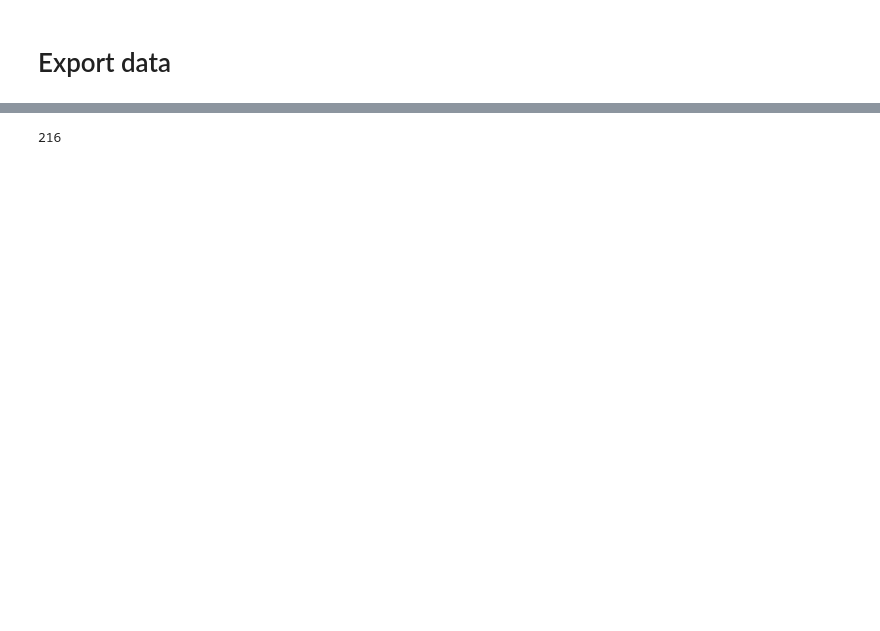
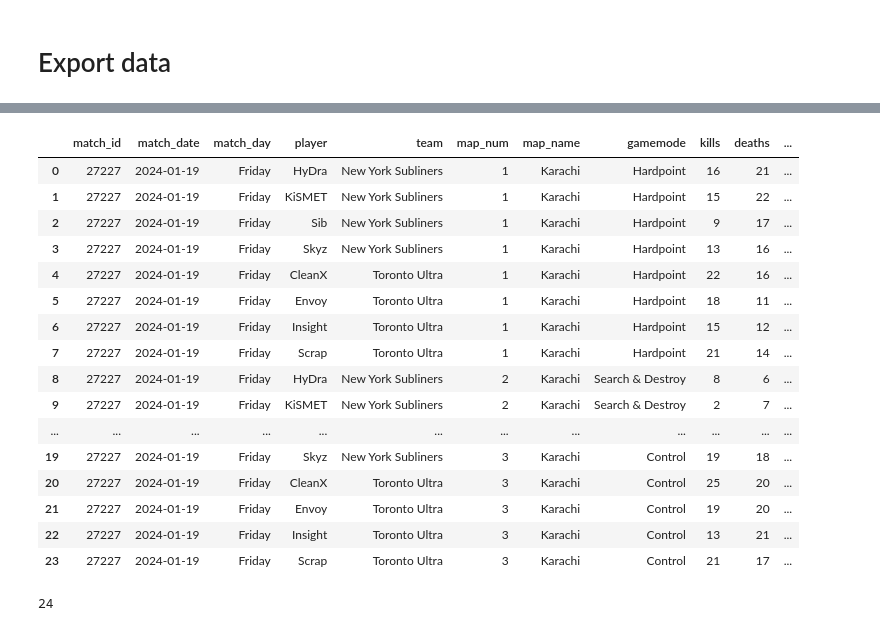
Before and after one commit to dharlerjr/bp_web_scraping, a Jupyter notebook: Web_Scrape 2024.03.04.ipynb, the cells around one changed output, grey strips where cells are left out. Saved outputs shown, nothing was run; the diff lists cells and outputs as text; code cells hidden in the pictures; blank space fills up the shorter version.

```diff
--- a/Web_Scrape 2024.03.04.ipynb
+++ b/Web_Scrape 2024.03.04.ipynb
@@ -242,10 +245,32 @@ cdl_df.replace("Minnesota RØKKR", "Minnesota ROKKR")
+# %%
+# Sort cdl_df by match_date, team, player
+cdl_df = cdl_df.sort_values(by = ['match_date', 'match_id', 'map_num', 'team', 'player'])
+cdl_df
+# %% [output]
+|  | match_id | match_date | match_day | player | team | map_num | map_name | gamemode | kills | deaths | ... |
+| 0 | 27227 | 2024-01-19 | Friday | HyDra | New York Subliners | 1 | Karachi | Hardpoint | 16 | 21 | ... |
+| 1 | 27227 | 2024-01-19 | Friday | KiSMET | New York Subliners | 1 | Karachi | Hardpoint | 15 | 22 | ... |
+| 2 | 27227 | 2024-01-19 | Friday | Sib | New York Subliners | 1 | Karachi | Hardpoint | 9 | 17 | ... |
+| 3 | 27227 | 2024-01-19 | Friday | Skyz | New York Subliners | 1 | Karachi | Hardpoint | 13 | 16 | ... |
+| 4 | 27227 | 2024-01-19 | Friday | CleanX | Toronto Ultra | 1 | Karachi | Hardpoint | 22 | 16 | ... |
+| 5 | 27227 | 2024-01-19 | Friday | Envoy | Toronto Ultra | 1 | Karachi | Hardpoint | 18 | 11 | ... |
+| 6 | 27227 | 2024-01-19 | Friday | Insight | Toronto Ultra | 1 | Karachi | Hardpoint | 15 | 12 | ... |
+| 7 | 27227 | 2024-01-19 | Friday | Scrap | Toronto Ultra | 1 | Karachi | Hardpoint | 21 | 14 | ... |
+| 8 | 27227 | 2024-01-19 | Friday | HyDra | New York Subliners | 2 | Karachi | Search & Destroy | 8 | 6 | ... |
+| 9 | 27227 | 2024-01-19 | Friday | KiSMET | New York Subliners | 2 | Karachi | Search & Destroy | 2 | 7 | ... |
+| ... | ... | ... | ... | ... | ... | ... | ... | ... | ... | ... | ... |
+| 19 | 27227 | 2024-01-19 | Friday | Skyz | New York Subliners | 3 | Karachi | Control | 19 | 18 | ... |
+| 20 | 27227 | 2024-01-19 | Friday | CleanX | Toronto Ultra | 3 | Karachi | Control | 25 | 20 | ... |
+| 21 | 27227 | 2024-01-19 | Friday | Envoy | Toronto Ultra | 3 | Karachi | Control | 19 | 20 | ... |
+| 22 | 27227 | 2024-01-19 | Friday | Insight | Toronto Ultra | 3 | Karachi | Control | 13 | 21 | ... |
+| 23 | 27227 | 2024-01-19 | Friday | Scrap | Toronto Ultra | 3 | Karachi | Control | 21 | 17 | ... |
 # %%
 from sqlalchemy import create_engine
 from config import db_password
 # %%
 # Connect to SQL db
-db_string = f"postgresql://postgres:{db_password}@127.0.0.1:5433/cdl_db"
+db_string = f"postgresql://postgres:{db_password}@127.0.0.1:5432/cdl_db"
 engine = create_engine(db_string)
 cdl_df.to_sql(name = 'cdl_data_' + dt.date.today().strftime('%Y_%m_%d'), con = engine, if_exists = 'replace')
 # %% [output]
-216
+24
```
Also changed, not shown: parts of 6 cells of this notebook.
